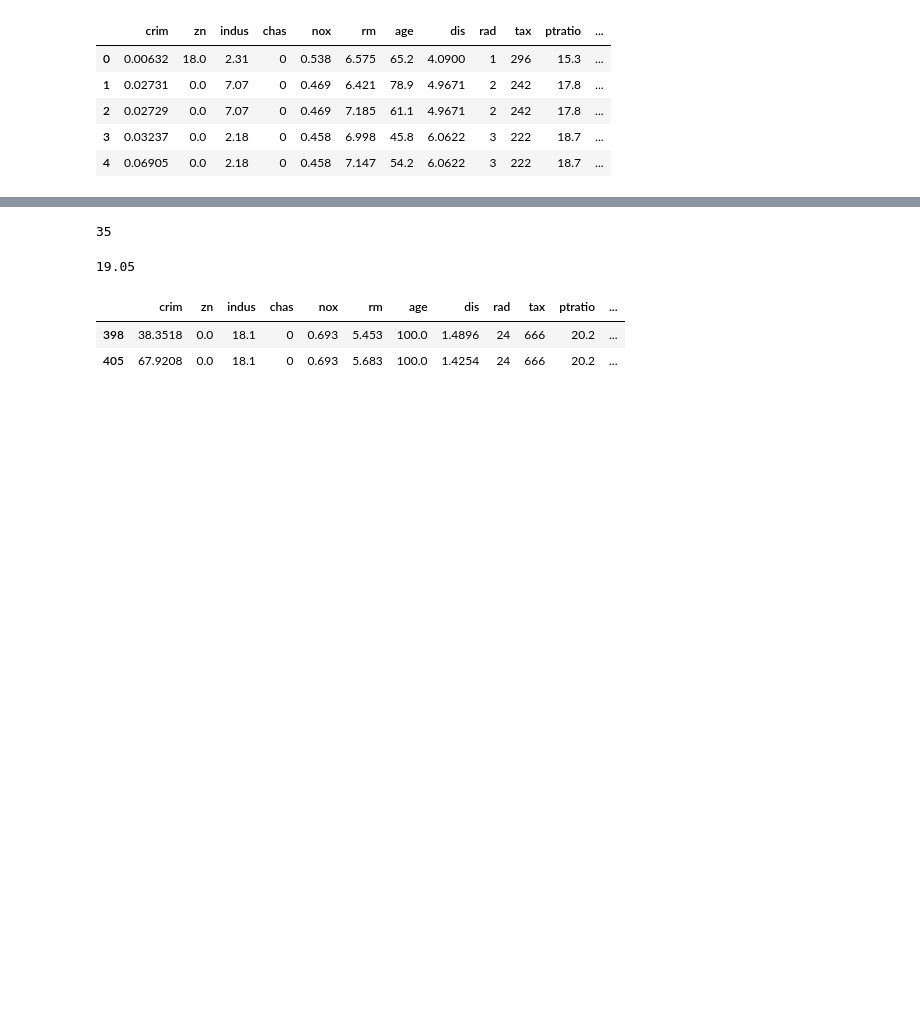
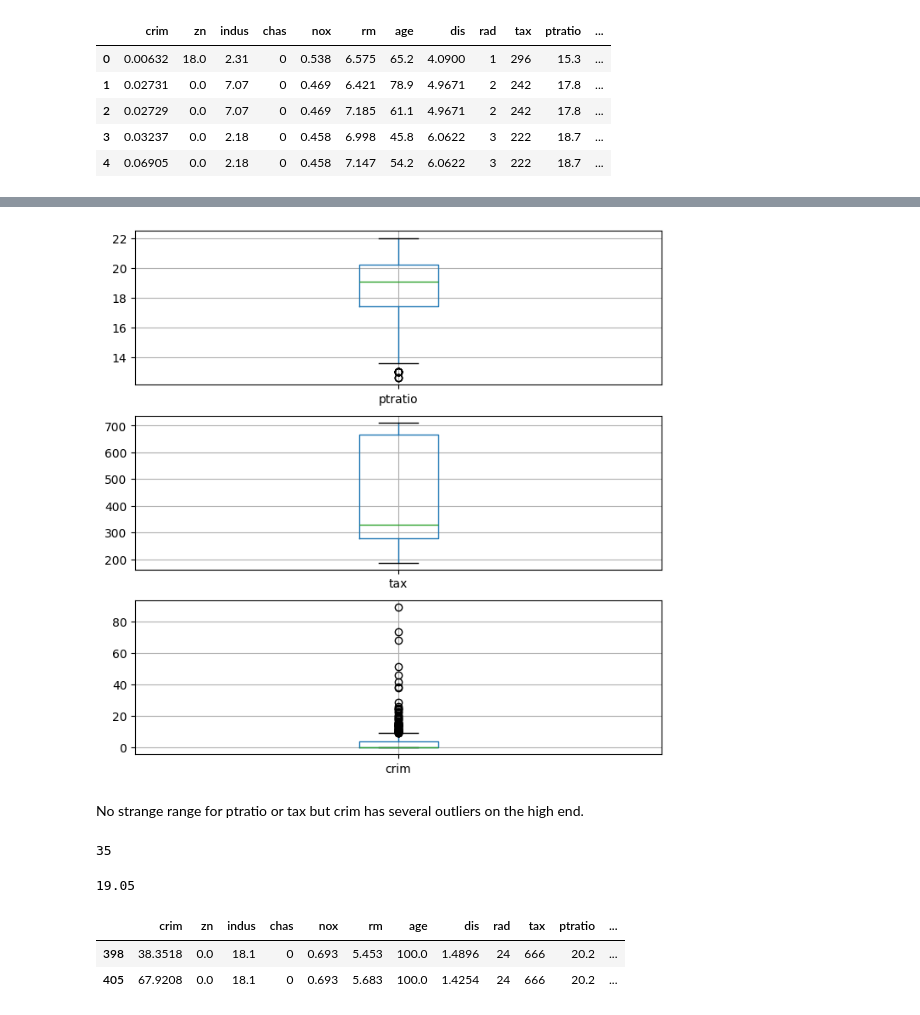
Before and after one commit to tuckrhod1534/ISL, a Jupyter notebook: CH2/Exercises/P10.ipynb, the cells around one changed output, grey strips where cells are left out. Saved outputs shown, nothing was run; the diff lists cells and outputs as text; code cells hidden in the pictures; blank space fills up the shorter version.

```diff
--- a/CH2/Exercises/P10.ipynb
+++ b/CH2/Exercises/P10.ipynb
@@ -13,0 +47,3 @@ boston.head()
+# %%
+boston['ntile_bucket'] = pd.qcut(boston['crim'], q = 10, labels=False)
+boston[boston['ntile_bucket'] == 9]
@@ -14,3 +68,15 @@ boston.head()
+# %%
+fig, ax = plt.subplots(nrows=3, figsize=(8,8))
+
+boston.boxplot('ptratio', ax=ax[0])
+boston.boxplot('tax', ax=ax[1])
+boston.boxplot('crim', ax=ax[2])
+
+plt.show();
+# %% [output]
+[figure, added]
+# %% [markdown]
+No strange range for ptratio or tax but crim has several outliers on the high end.
 # %%
 river_bound = len(boston[boston['chas'] == 1])
 river_bound
```
Also changed, not shown: parts of 6 cells of this notebook.
